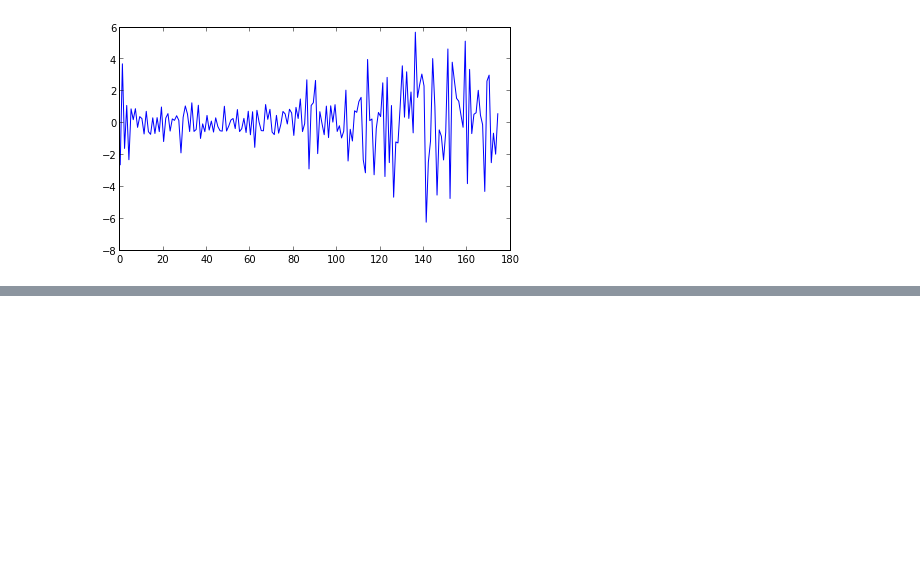
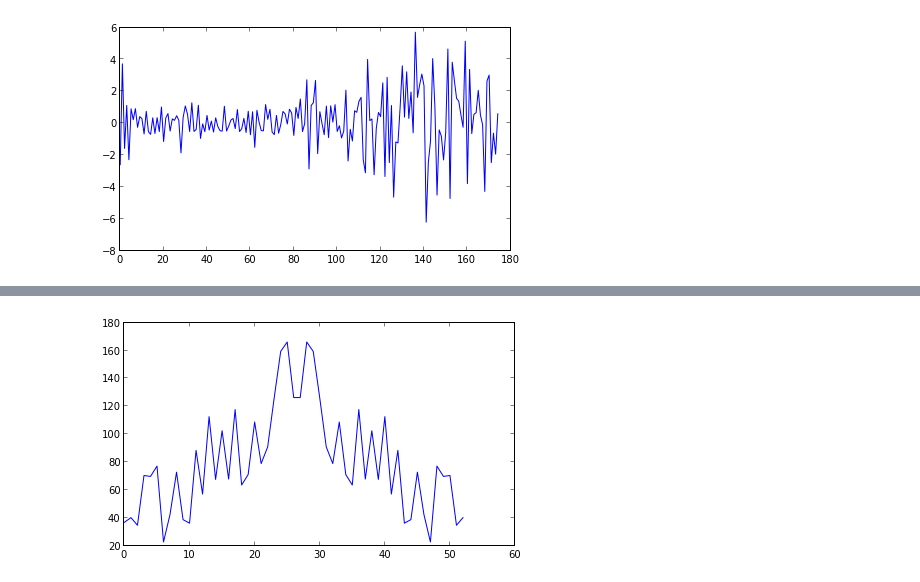
Before and after one commit to ankit-maverick/Wavelets_course_project, a Jupyter notebook: nb/Untitled0.ipynb, the cells around one changed output, grey strips where cells are left out. Cells and saved outputs as stored; diff of their text form; code cells hidden in the pictures; blank space fills up the shorter version.

```diff
--- a/nb/Untitled0.ipynb
+++ b/nb/Untitled0.ipynb
@@ -100,0 +123,6 @@ plt.show()
+# %%
+Cd3 = np.fft.fft(cD3)
+plot(abs(Cd3))
+plt.show()
+# %% [output]
+[figure, added]
```
Also changed, not shown: parts of 13 cells of this notebook.
